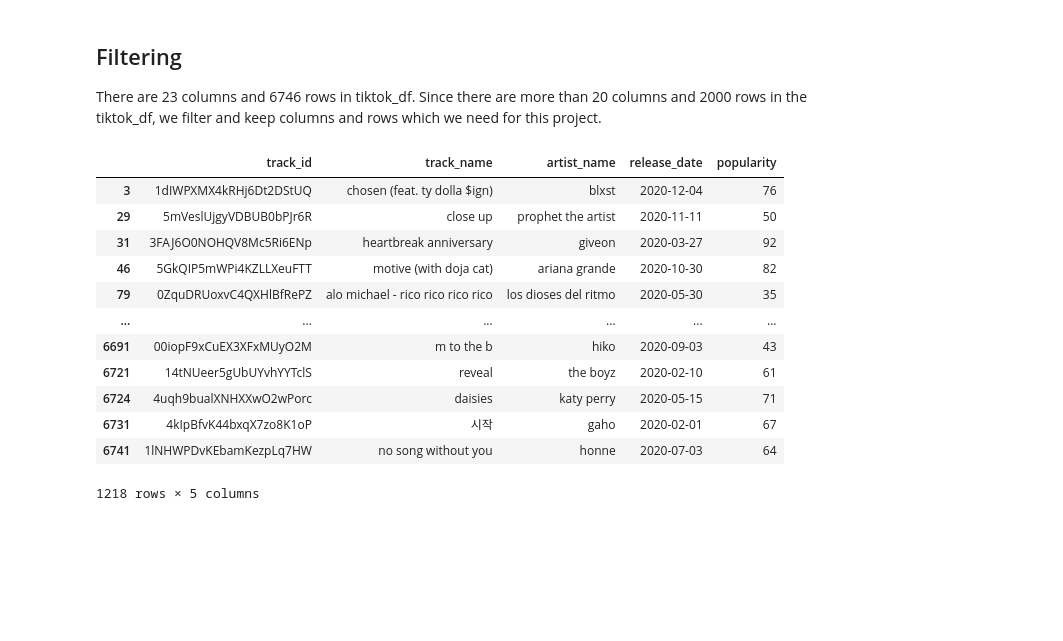
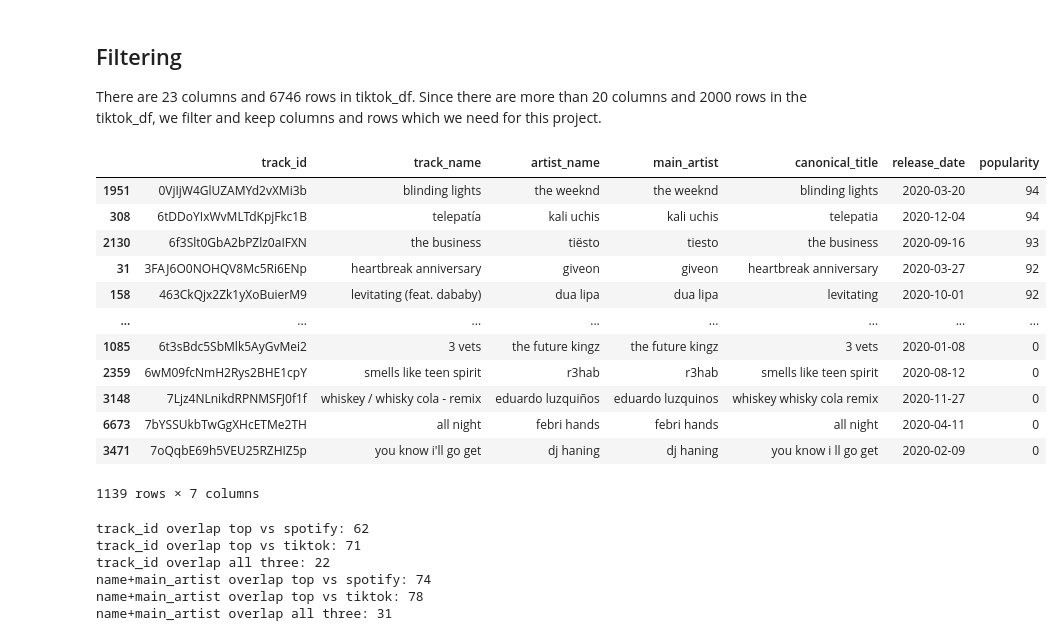
Before and after one commit to Eddi-Xie/CPSC368-project, a Jupyter notebook: success_song_analysis.ipynb, the cells around one changed output. Saved outputs shown, nothing was run; the diff lists cells and outputs as text; code cells hidden in the pictures; blank space fills up the shorter version.

```diff
--- a/success_song_analysis.ipynb
+++ b/success_song_analysis.ipynb
@@ -212,7 +263,7 @@ spotify_track_df
 3. **tiktok-trend-track**
 # %%
 # read tiktok dataset
-tiktok_df = pd.read_csv("data/tiktok.csv")
+tiktok_df = pd.read_csv("data/raw_data/tiktok.csv")
 tiktok_df.head()
 # %% [output]
 |  | track_id | track_name | artist_id | artist_name | album_id | duration | release_date | popularity | ... |
@@ -269,47 +320,83 @@ Since there are more than 20 columns and 2000 rows in the tiktok_df, we filter a
 # %%
 # keep track_id, track_name, artist_name, release_date, and popularity
 tiktok_df = tiktok_df[[
     "track_id",
     "track_name",
     "artist_name",
     "release_date",
     "popularity"
-]]
+]].copy()
 
 # standarize track_name and artist_name
 tiktok_df["track_name"] = tiktok_df["track_name"].str.lower().str.strip()
 tiktok_df["artist_name"] = tiktok_df["artist_name"].str.lower().str.strip()
 
+# build matching keys for canonical title and main artist (AI helped with the canonicalization logic)
+tiktok_df["canonical_title"] = tiktok_df["track_name"].map(canonical_title)
+tiktok_df["main_artist"] = tiktok_df["artist_name"].map(main_artist)
+
 # convert date
-tiktok_df["release_date"] = pd.to_datetime(tiktok_df["release_date"], errors = "coerce")
+tiktok_df["release_date"] = pd.to_datetime(tiktok_df["release_date"], errors="coerce")
 
-# since we have a lot of data, filter release_data in 2020
-# filter the song data released in 2020
+# remove rows with missing required values
+tiktok_df = tiktok_df.dropna(subset=["track_id", "track_name", "artist_name", "release_date", "popularity"])
+tiktok_df = tiktok_df[tiktok_df["canonical_title"] != ""]
+tiktok_df = tiktok_df[tiktok_df["main_artist"] != ""]
+
+# filter release date in 2020
 tiktok_df = tiktok_df[tiktok_df["release_date"].dt.year == 2020]
 
-# remove duplicate
-tiktok_df = tiktok_df.drop_duplicates(subset=["track_id"])
+# remove duplicates, keep highest popularity version
+tiktok_df = tiktok_df.sort_values(["popularity", "track_id"], ascending=[False, True])
+tiktok_df = tiktok_df.drop_duplicates(subset=["canonical_title", "main_artist"], keep="first")
+
+# format dates for export
+tiktok_df["release_date"] = tiktok_df["release_date"].dt.strftime("%Y-%m-%d")
+
+# final column order
+tiktok_df = tiktok_df[["track_id", "track_name", "artist_name", "main_artist", "canonical_title", "release_date", "popularity"]]
 
 # filtered data
 tiktok_df
 # %% [output]
-|  | track_id | track_name | artist_name | release_date | popularity |
-| 3 | 1dIWPXMX4kRHj6Dt2DStUQ | chosen (feat. ty dolla $ign) | blxst | 2020-12-04 | 76 |
-| 29 | 5mVeslUjgyVDBUB0bPJr6R | close up | prophet the artist | 2020-11-11 | 50 |
-| 31 | 3FAJ6O0NOHQV8Mc5Ri6ENp | heartbreak anniversary | giveon | 2020-03-27 | 92 |
-| 46 | 5GkQIP5mWPi4KZLLXeuFTT | motive (with doja cat) | ariana grande | 2020-10-30 | 82 |
-| 79 | 0ZquDRUoxvC4QXHlBfRePZ | alo michael - rico rico rico rico | los dioses del ritmo | 2020-05-30 | 35 |
-| ... | ... | ... | ... | ... | ... |
-| 6691 | 00iopF9xCuEX3XFxMUyO2M | m to the b | hiko | 2020-09-03 | 43 |
-| 6721 | 14tNUeer5gUbUYvhYYTclS | reveal | the boyz | 2020-02-10 | 61 |
-| 6724 | 4uqh9bualXNHXXwO2wPorc | daisies | katy perry | 2020-05-15 | 71 |
-| 6731 | 4kIpBfvK44bxqX7zo8K1oP | 시작 | gaho | 2020-02-01 | 67 |
-| 6741 | 1lNHWPDvKEbamKezpLq7HW | no song without you | honne | 2020-07-03 | 64 |
+|  | track_id | track_name | artist_name | main_artist | canonical_title | release_date | popularity |
+| 1951 | 0VjIjW4GlUZAMYd2vXMi3b | blinding lights | the weeknd | the weeknd | blinding lights | 2020-03-20 | 94 |
+| 308 | 6tDDoYIxWvMLTdKpjFkc1B | telepatía | kali uchis | kali uchis | telepatia | 2020-12-04 | 94 |
+| 2130 | 6f3Slt0GbA2bPZlz0aIFXN | the business | tiësto | tiesto | the business | 2020-09-16 | 93 |
+| 31 | 3FAJ6O0NOHQV8Mc5Ri6ENp | heartbreak anniversary | giveon | giveon | heartbreak anniversary | 2020-03-27 | 92 |
+| 158 | 463CkQjx2Zk1yXoBuierM9 | levitating (feat. dababy) | dua lipa | dua lipa | levitating | 2020-10-01 | 92 |
+| ... | ... | ... | ... | ... | ... | ... | ... |
+| 1085 | 6t3sBdc5SbMlk5AyGvMei2 | 3 vets | the future kingz | the future kingz | 3 vets | 2020-01-08 | 0 |
+| 2359 | 6wM09fcNmH2Rys2BHE1cpY | smells like teen spirit | r3hab | r3hab | smells like teen spirit | 2020-08-12 | 0 |
+| 3148 | 7Ljz4NLnikdRPNMSFJ0f1f | whiskey / whisky cola - remix | eduardo luzquiños | eduardo luzquinos | whiskey whisky cola remix | 2020-11-27 | 0 |
+| 6673 | 7bYSSUkbTwGgXHcETMe2TH | all night | febri hands | febri hands | all night | 2020-04-11 | 0 |
+| 3471 | 7oQqbE69h5VEU25RZHIZ5p | you know i'll go get | dj haning | dj haning | you know i ll go get | 2020-02-09 | 0 |
-1218 rows × 5 columns
+1139 rows × 7 columns
 # %%
 # just check if we have enough data
-
 top_200_ids = set(top_200_df["track_id"])
 spotify_track_ids = set(spotify_track_df["track_id"])
 tiktok_ids = set(tiktok_df["track_id"])
+
+# check track_id overlap
+print("track_id overlap top vs spotify:", len(top_200_ids.intersection(spotify_track_ids)))
+print("track_id overlap top vs tiktok:", len(top_200_ids.intersection(tiktok_ids)))
+print("track_id overlap all three:", len(top_200_ids.intersection(spotify_track_ids).intersection(tiktok_ids)))
+
+# build keys for name+main_artist overlap check
+top_key = set(top_200_df["canonical_title"] + "||" + top_200_df["main_artist"])
+sp_key = set(spotify_track_df["canonical_title"] + "||" + spotify_track_df["main_artist"])
+tk_key = set(tiktok_df["canonical_title"] + "||" + tiktok_df["main_artist"])
+
+# check name+main_artist overlap
+print("name+main_artist overlap top vs spotify:", len(top_key.intersection(sp_key)))
+print("name+main_artist overlap top vs tiktok:", len(top_key.intersection(tk_key)))
+print("name+main_artist overlap all three:", len(top_key.intersection(sp_key).intersection(tk_key)))
+# %% [output]
+track_id overlap top vs spotify: 62
+track_id overlap top vs tiktok: 71
+track_id overlap all three: 22
+name+main_artist overlap top vs spotify: 74
+name+main_artist overlap top vs tiktok: 78
+name+main_artist overlap all three: 31
 # %%
```
Also changed, not shown: parts of 13 cells of this notebook, 12 other files.
